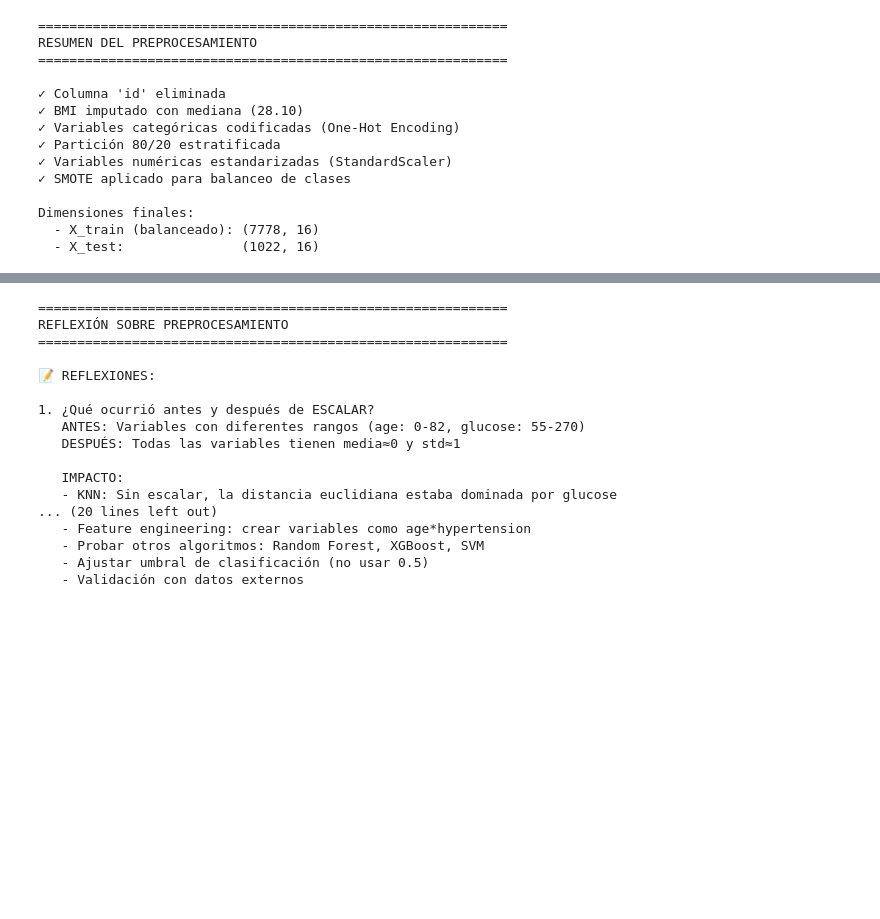
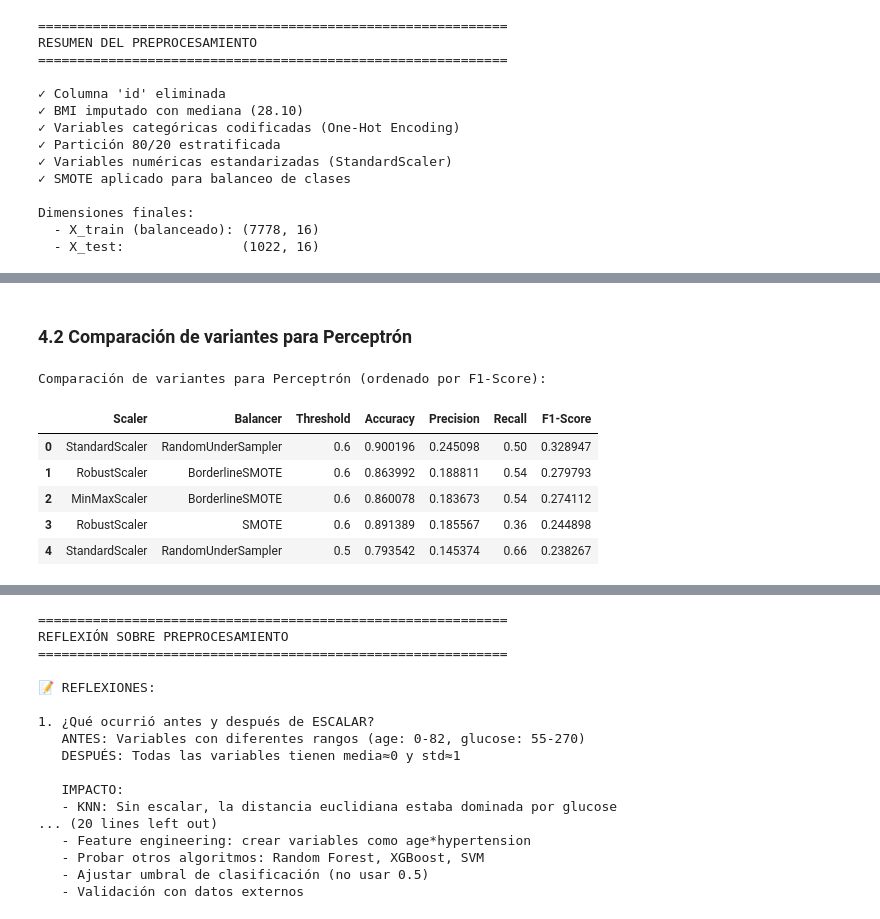
Before and after one commit to AMVMesias/STROKEPREDICTION, a Jupyter notebook: notebooks/stroke_prediction.ipynb, the cells around one changed output, grey strips where cells are left out. Drawn from its saved outputs; the diff is of its cells as text; code cells hidden in the pictures; blank space fills up the shorter version.

```diff
--- a/notebooks/stroke_prediction.ipynb
+++ b/notebooks/stroke_prediction.ipynb
@@ -485,0 +534,47 @@ Se entrenan tres modelos con validación cruzada:
+# %% [markdown]
+### 4.2 Comparación de variantes para Perceptrón
+# %%
+# Perceptrón
+results_perceptron = []
+
+def evaluate_with_threshold_perceptron(model, X_test, y_test, threshold):
+    if hasattr(model, "decision_function"):
+        y_proba = (model.decision_function(X_test) - model.decision_function(X_test).min())
+        y_proba = y_proba / y_proba.max()
+    else:
+        y_proba = model.predict(X_test)
+    y_pred = (y_proba >= threshold).astype(int)
+    return {
+        'Accuracy': accuracy_score(y_test, y_pred),
+        'Precision': precision_score(y_test, y_pred, zero_division=0),
+        'Recall': recall_score(y_test, y_pred, zero_division=0),
+        'F1-Score': f1_score(y_test, y_pred, zero_division=0)
+    }
+
+for scaler_name, scaler in scalers.items():
+    X_train_s = scaler.fit_transform(X_train)
+    X_test_s = scaler.transform(X_test)
+    for balancer_name, balancer in balancers.items():
+        X_train_b, y_train_b = balancer.fit_resample(X_train_s, y_train)
+        for threshold in umbrales:
+            model = Perceptron(max_iter=1000, eta0=0.1, tol=1e-3, random_state=42)
+            model.fit(X_train_b, y_train_b)
+            metrics = evaluate_with_threshold_perceptron(model, X_test_s, y_test, threshold)
+            results_perceptron.append({
+                'Scaler': scaler_name,
+                'Balancer': balancer_name,
+                'Threshold': threshold,
+                **metrics
+            })
+
+results_perceptron_df = pd.DataFrame(results_perceptron)
+print("Comparación de variantes para Perceptrón (ordenado por F1-Score):")
+display(results_perceptron_df.sort_values('F1-Score', ascending=False).reset_index(drop=True).head(5))
+# %% [output]
+Comparación de variantes para Perceptrón (ordenado por F1-Score):
+|  | Scaler | Balancer | Threshold | Accuracy | Precision | Recall | F1-Score |
+| 0 | StandardScaler | RandomUnderSampler | 0.6 | 0.900196 | 0.245098 | 0.50 | 0.328947 |
+| 1 | RobustScaler | BorderlineSMOTE | 0.6 | 0.863992 | 0.188811 | 0.54 | 0.279793 |
+| 2 | MinMaxScaler | BorderlineSMOTE | 0.6 | 0.860078 | 0.183673 | 0.54 | 0.274112 |
+| 3 | RobustScaler | SMOTE | 0.6 | 0.891389 | 0.185567 | 0.36 | 0.244898 |
+| 4 | StandardScaler | RandomUnderSampler | 0.5 | 0.793542 | 0.145374 | 0.66 | 0.238267 |
```
Also changed, not shown: parts of 34 cells of this notebook, 2 other files.
